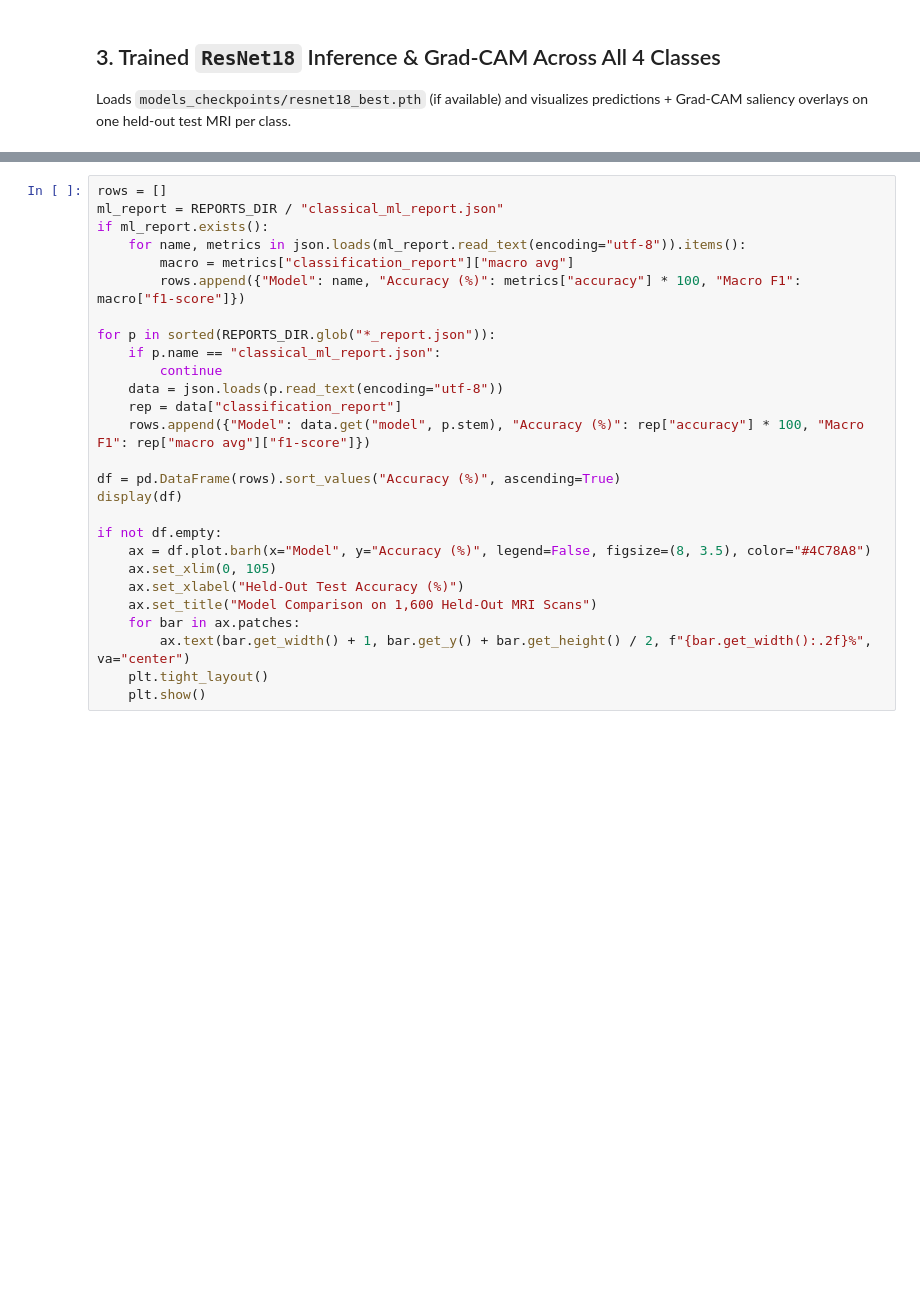
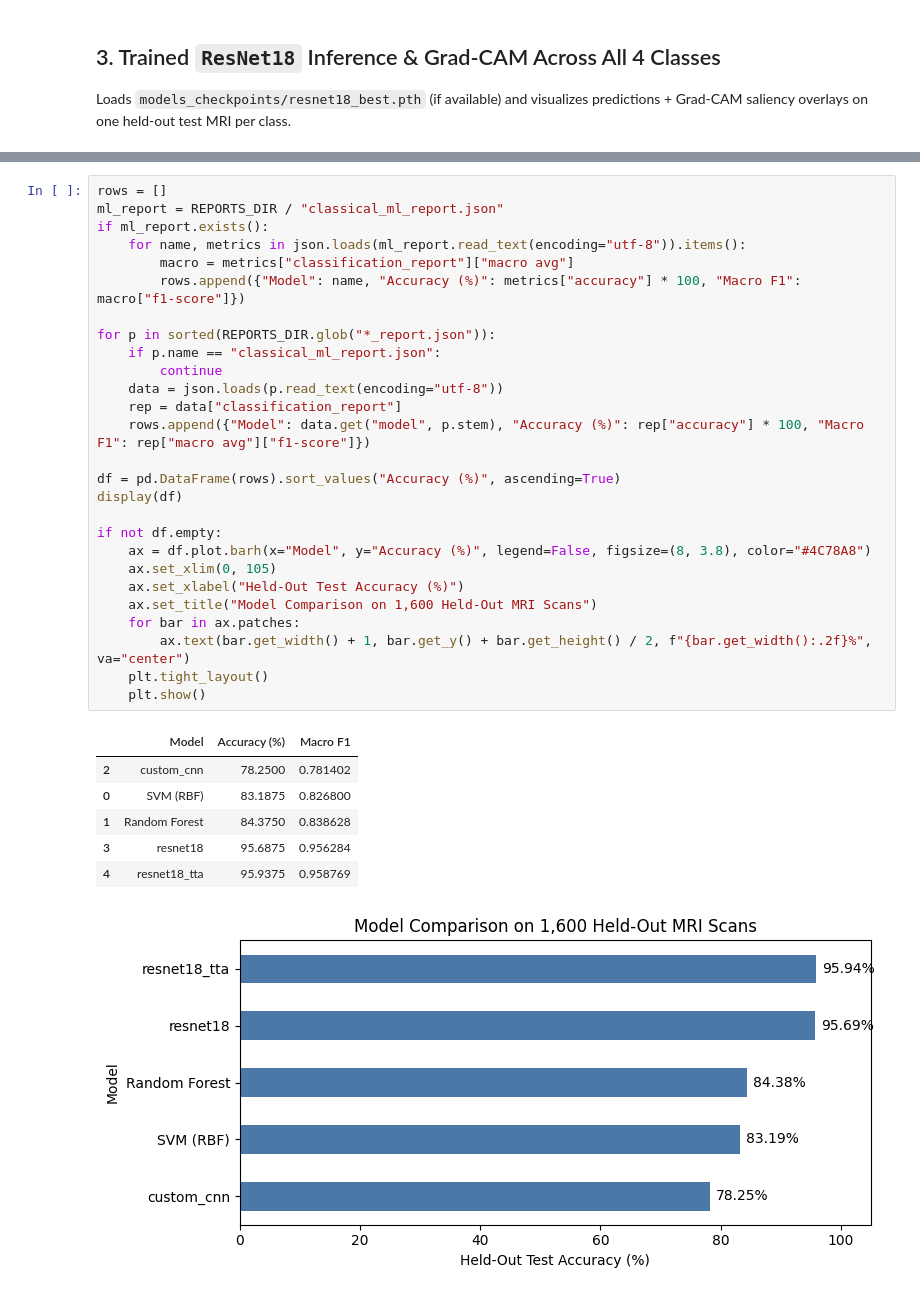
Before and after one commit to abhikr1871/Brain_tumor_classification, a Jupyter notebook: notebooks/01_project_walkthrough.ipynb, the cells around one changed output, grey strips where cells are left out. Drawn from its saved outputs; the diff is of its cells as text; blank space fills up the shorter version.

```diff
--- a/notebooks/01_project_walkthrough.ipynb
+++ b/notebooks/01_project_walkthrough.ipynb
@@ -120,27 +161,35 @@ Reads saved JSON evaluation reports from `outputs/reports/` and compares all tra
 # %%
 rows = []
 ml_report = REPORTS_DIR / "classical_ml_report.json"
 if ml_report.exists():
     for name, metrics in json.loads(ml_report.read_text(encoding="utf-8")).items():
         macro = metrics["classification_report"]["macro avg"]
         rows.append({"Model": name, "Accuracy (%)": metrics["accuracy"] * 100, "Macro F1": macro["f1-score"]})
 
 for p in sorted(REPORTS_DIR.glob("*_report.json")):
     if p.name == "classical_ml_report.json":
         continue
     data = json.loads(p.read_text(encoding="utf-8"))
     rep = data["classification_report"]
     rows.append({"Model": data.get("model", p.stem), "Accuracy (%)": rep["accuracy"] * 100, "Macro F1": rep["macro avg"]["f1-score"]})
 
 df = pd.DataFrame(rows).sort_values("Accuracy (%)", ascending=True)
 display(df)
 
 if not df.empty:
-    ax = df.plot.barh(x="Model", y="Accuracy (%)", legend=False, figsize=(8, 3.5), color="#4C78A8")
+    ax = df.plot.barh(x="Model", y="Accuracy (%)", legend=False, figsize=(8, 3.8), color="#4C78A8")
     ax.set_xlim(0, 105)
     ax.set_xlabel("Held-Out Test Accuracy (%)")
     ax.set_title("Model Comparison on 1,600 Held-Out MRI Scans")
     for bar in ax.patches:
         ax.text(bar.get_width() + 1, bar.get_y() + bar.get_height() / 2, f"{bar.get_width():.2f}%", va="center")
     plt.tight_layout()
     plt.show()
+# %% [output]
+|  | Model | Accuracy (%) | Macro F1 |
+| 2 | custom_cnn | 78.2500 | 0.781402 |
+| 0 | SVM (RBF) | 83.1875 | 0.826800 |
+| 1 | Random Forest | 84.3750 | 0.838628 |
+| 3 | resnet18 | 95.6875 | 0.956284 |
+| 4 | resnet18_tta | 95.9375 | 0.958769 |
+[figure, added]
```
Also changed, not shown: parts of 9 cells of this notebook, 7 other files.
